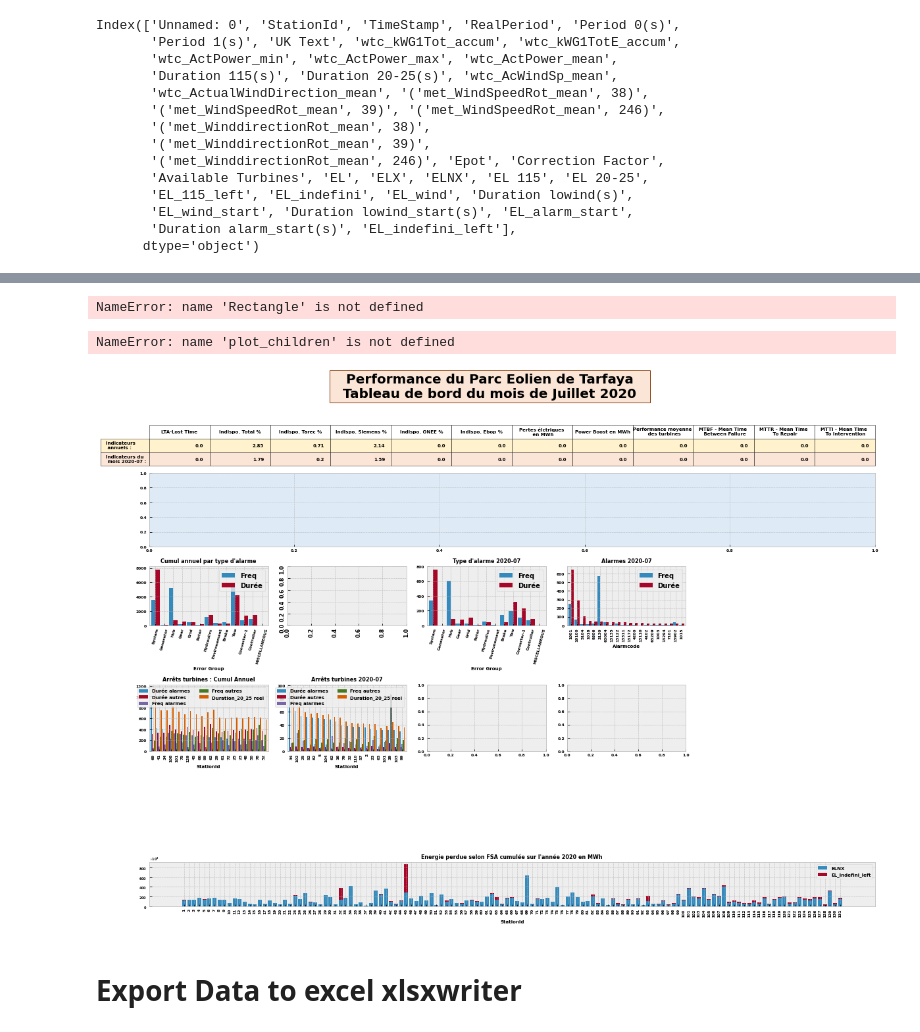
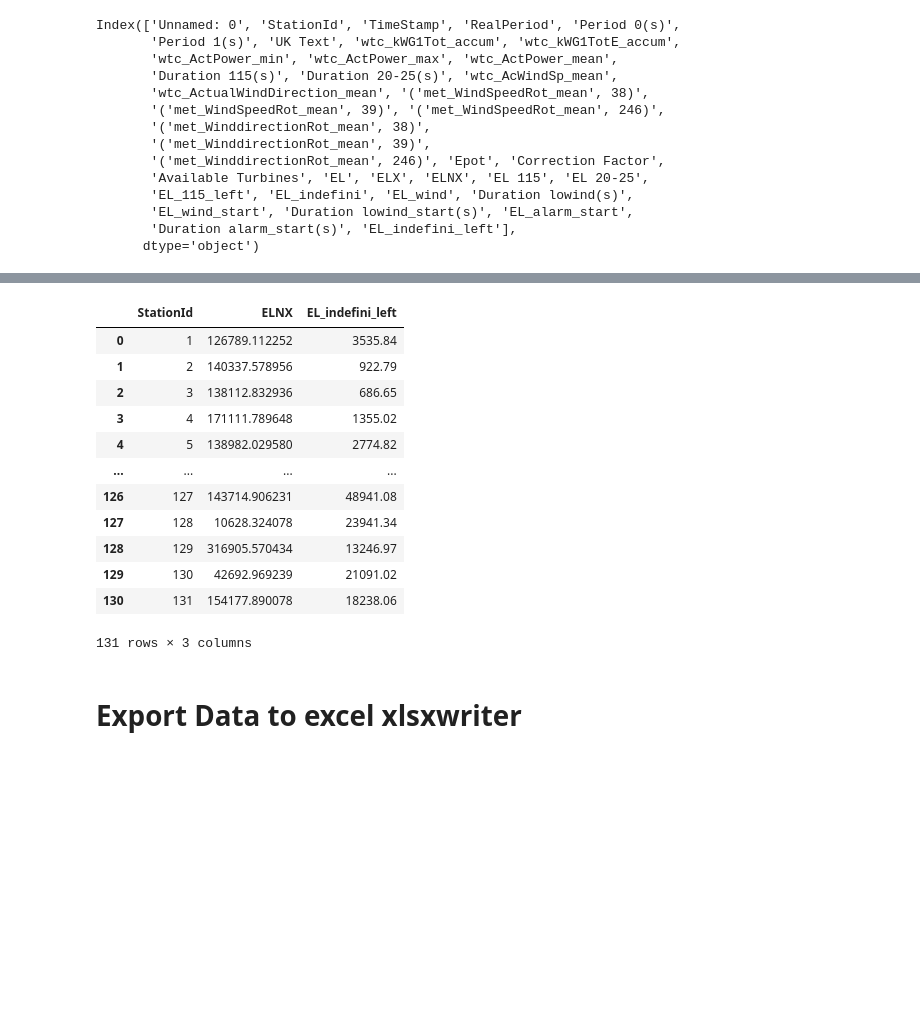
Before and after one commit to capem/TB-Performance, a Jupyter notebook: performance.ipynb, the cells around one changed output, grey strips where cells are left out. Saved outputs shown, nothing was run; the diff lists cells and outputs as text; code cells hidden in the pictures; blank space fills up the shorter version.

```diff
--- a/performance.ipynb
+++ b/performance.ipynb
@@ -932,29 +852,0 @@ fig
-# %%
-
-for ax in [6, *range(11,17)]:
-
-    eval(f'ax{ax+1}.set_axis_off()')
-
-fig.draw(fig.canvas.get_renderer())
-
-for ax in [6, *range(11,17)]:
-
-
-    l,b,w,h =  (fig._layoutbox.children[0].children[ax].left.value(),
-                fig._layoutbox.children[0].children[ax].bottom.value(),
-                fig._layoutbox.children[0].children[ax].width.value(),
-                fig._layoutbox.children[0].children[ax].height.value())
-
-    # We can now make the rectangle in figure coords using the "transform" kwarg.
-    rect = Rectangle((l, b), w, h,
-                    facecolor='#f2f2f2', edgecolor='#843c0c', zorder=-1,
-                    transform=fig.transFigure, linewidth=1
-                    )
-
-    fig.patches.append(rect)
-
-# plot_children(fig, fig._layoutbox, printit=False, level=3)
-
-fig
-# %% [output]
-NameError: name 'Rectangle' is not defined
@@ -963,12 +853,19 @@ fig.savefig('test.pdf', bbox_inches='tight', pad_inches=0.2)
-# %%
-plot_children(fig, fig._layoutbox, printit=False)
-fig
-# %% [output]
-NameError: name 'plot_children' is not defined
-# %%
-fig
-# %% [output]
-[figure, removed]
+# %%
+df_ax18
+# %% [output]
+|  | StationId | ELNX | EL_indefini_left |
+| 0 | 1 | 126789.112252 | 3535.84 |
+| 1 | 2 | 140337.578956 | 922.79 |
+| 2 | 3 | 138112.832936 | 686.65 |
+| 3 | 4 | 171111.789648 | 1355.02 |
+| 4 | 5 | 138982.029580 | 2774.82 |
+| ... | ... | ... | ... |
+| 126 | 127 | 143714.906231 | 48941.08 |
+| 127 | 128 | 10628.324078 | 23941.34 |
+| 128 | 129 | 316905.570434 | 13246.97 |
+| 129 | 130 | 42692.969239 | 21091.02 |
+| 130 | 131 | 154177.890078 | 18238.06 |
+131 rows × 3 columns
 # %% [markdown]
 # Export Data to excel xlsxwriter
 # %%
```
Also changed, not shown: parts of 95 cells of this notebook.
